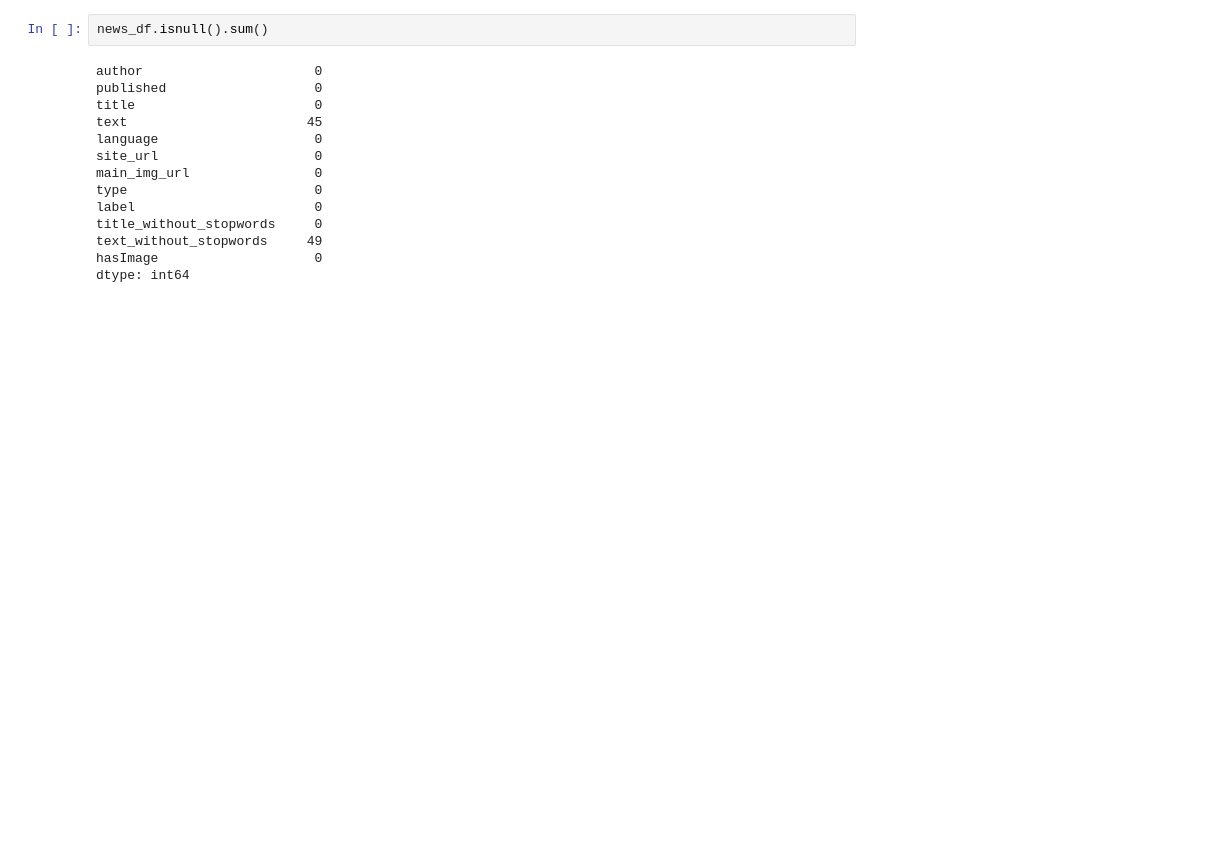
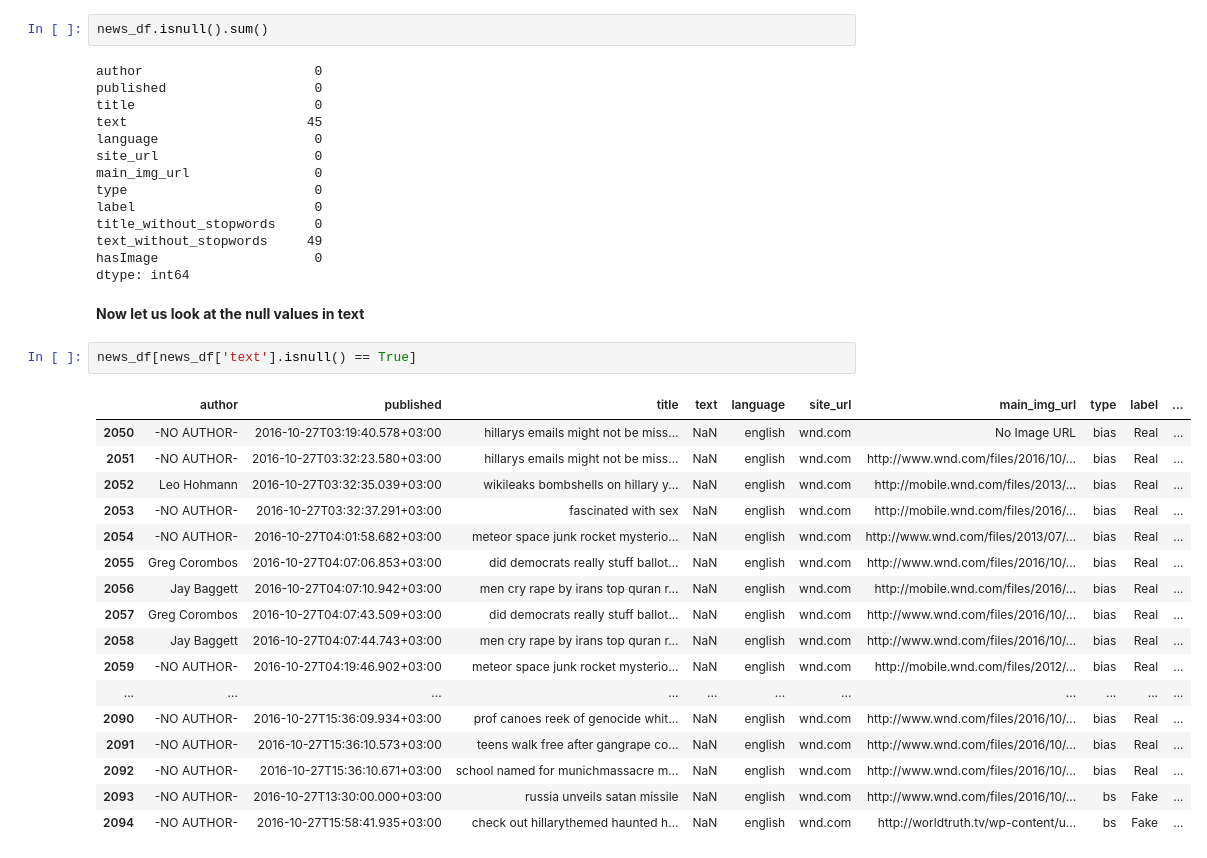
Before and after one commit to ayg15/fake-news-detection, a Jupyter notebook: Fake News Detection.ipynb, the cells around one changed output. Saved outputs shown, nothing was run; the diff lists cells and outputs as text; blank space fills up the shorter version.

```diff
--- a/Fake News Detection.ipynb
+++ b/Fake News Detection.ipynb
@@ -126,3 +126,25 @@ title_without_stopwords     0
 text_without_stopwords     49
 hasImage                    0
 dtype: int64
+# %% [markdown]
+**Now let us look at the null values in text**
+# %%
+news_df[news_df['text'].isnull() == True]
+# %% [output]
+|  | author | published | title | text | language | site_url | main_img_url | type | label | ... |
+| 2050 | -NO AUTHOR- | 2016-10-27T03:19:40.578+03:00 | hillarys emails might not be miss... | NaN | english | wnd.com | No Image URL | bias | Real | ... |
+| 2051 | -NO AUTHOR- | 2016-10-27T03:32:23.580+03:00 | hillarys emails might not be miss... | NaN | english | wnd.com | http://www.wnd.com/files/2016/10/... | bias | Real | ... |
+| 2052 | Leo Hohmann | 2016-10-27T03:32:35.039+03:00 | wikileaks bombshells on hillary y... | NaN | english | wnd.com | http://mobile.wnd.com/files/2013/... | bias | Real | ... |
+| 2053 | -NO AUTHOR- | 2016-10-27T03:32:37.291+03:00 | fascinated with sex | NaN | english | wnd.com | http://mobile.wnd.com/files/2016/... | bias | Real | ... |
+| 2054 | -NO AUTHOR- | 2016-10-27T04:01:58.682+03:00 | meteor space junk rocket mysterio... | NaN | english | wnd.com | http://www.wnd.com/files/2013/07/... | bias | Real | ... |
+| 2055 | Greg Corombos | 2016-10-27T04:07:06.853+03:00 | did democrats really stuff ballot... | NaN | english | wnd.com | http://www.wnd.com/files/2016/10/... | bias | Real | ... |
+| 2056 | Jay Baggett | 2016-10-27T04:07:10.942+03:00 | men cry rape by irans top quran r... | NaN | english | wnd.com | http://mobile.wnd.com/files/2016/... | bias | Real | ... |
+| 2057 | Greg Corombos | 2016-10-27T04:07:43.509+03:00 | did democrats really stuff ballot... | NaN | english | wnd.com | http://www.wnd.com/files/2016/10/... | bias | Real | ... |
+| 2058 | Jay Baggett | 2016-10-27T04:07:44.743+03:00 | men cry rape by irans top quran r... | NaN | english | wnd.com | http://www.wnd.com/files/2016/10/... | bias | Real | ... |
+| 2059 | -NO AUTHOR- | 2016-10-27T04:19:46.902+03:00 | meteor space junk rocket mysterio... | NaN | english | wnd.com | http://mobile.wnd.com/files/2012/... | bias | Real | ... |
+| ... | ... | ... | ... | ... | ... | ... | ... | ... | ... | ... |
+| 2090 | -NO AUTHOR- | 2016-10-27T15:36:09.934+03:00 | prof canoes reek of genocide whit... | NaN | english | wnd.com | http://www.wnd.com/files/2016/10/... | bias | Real | ... |
+| 2091 | -NO AUTHOR- | 2016-10-27T15:36:10.573+03:00 | teens walk free after gangrape co... | NaN | english | wnd.com | http://www.wnd.com/files/2016/10/... | bias | Real | ... |
+| 2092 | -NO AUTHOR- | 2016-10-27T15:36:10.671+03:00 | school named for munichmassacre m... | NaN | english | wnd.com | http://www.wnd.com/files/2016/10/... | bias | Real | ... |
+| 2093 | -NO AUTHOR- | 2016-10-27T13:30:00.000+03:00 | russia unveils satan missile | NaN | english | wnd.com | http://www.wnd.com/files/2016/10/... | bs | Fake | ... |
+| 2094 | -NO AUTHOR- | 2016-10-27T15:58:41.935+03:00 | check out hillarythemed haunted h... | NaN | english | wnd.com | http://worldtruth.tv/wp-content/u... | bs | Fake | ... |
```
Also changed, not shown: parts of 12 cells of this notebook.
